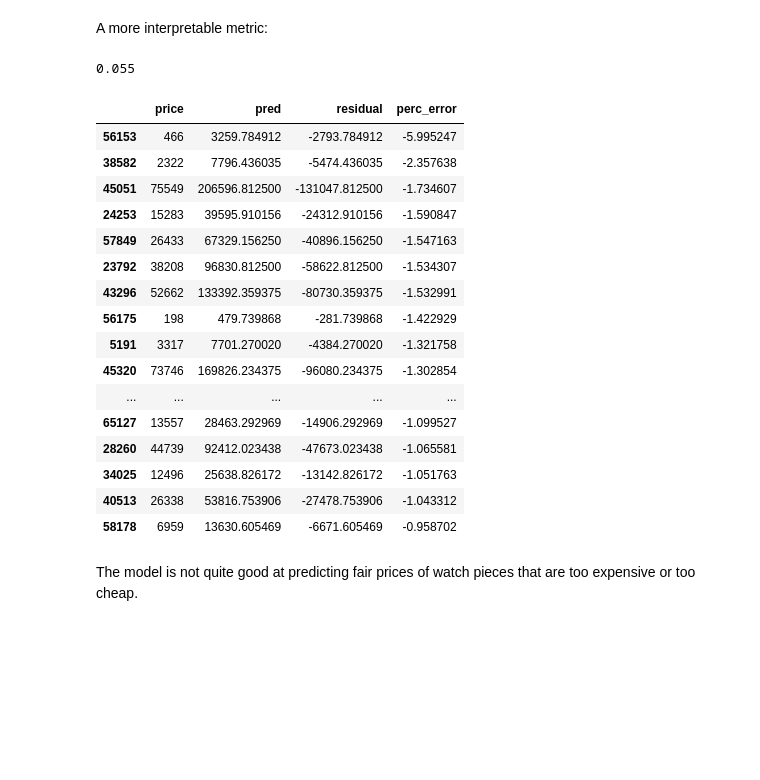
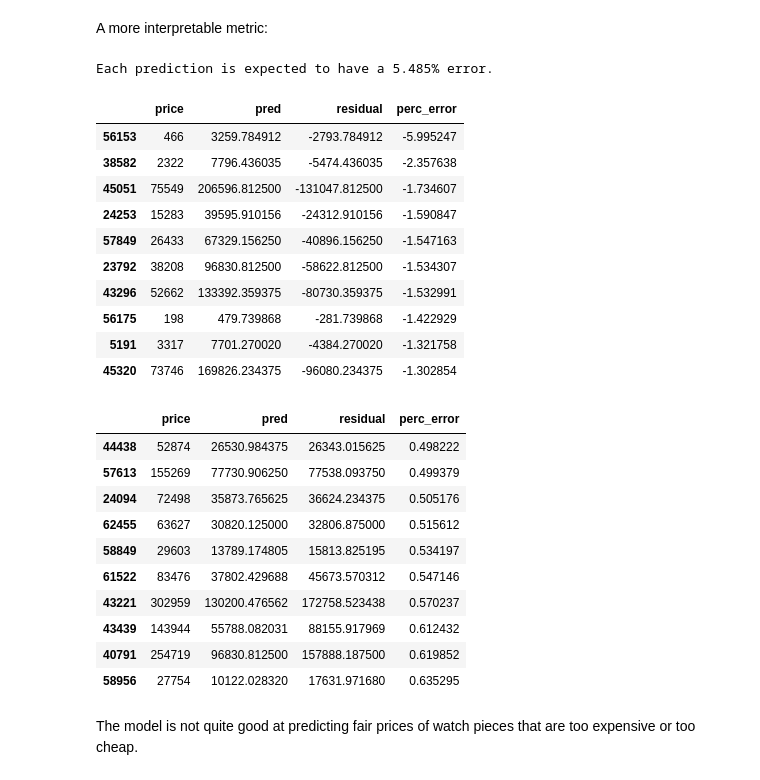
Before and after one commit to fohy24/Rolex-fair-price-predictor, a Jupyter notebook: Rolex_price_prediction.ipynb, the cells around one changed output. Drawn from its saved outputs; the diff is of its cells as text; code cells hidden in the pictures; blank space fills up the shorter version.

```diff
--- a/Rolex_price_prediction.ipynb
+++ b/Rolex_price_prediction.ipynb
@@ -570,35 +610,39 @@ A more interpretable metric:
 # %%
 from sklearn.metrics import mean_absolute_percentage_error
 
-print(f'Each prediction is expected to have a
-      {(mean_absolute_percentage_error(y_train["price"], xgboost_opt.predict(X_train))*100):.3f}% error.')
+print(f'Each prediction is expected to have a {(mean_absolute_percentage_error(y_train["price"], xgboost_opt.predict(X_train))*100):.3f}% error.')
 
 prediction = y_train.copy()
 prediction['pred'] = xgboost_opt.predict(X_train)
 prediction['residual'] = prediction['price'] - prediction['pred']
 prediction['perc_error'] = prediction['residual'] / prediction['price']
 
 display(prediction.sort_values('perc_error').head(10))
 display(prediction.sort_values('perc_error').tail(10))
 # %% [output]
-0.055
+Each prediction is expected to have a 5.485% error.
 |  | price | pred | residual | perc_error |
 | 56153 | 466 | 3259.784912 | -2793.784912 | -5.995247 |
 | 38582 | 2322 | 7796.436035 | -5474.436035 | -2.357638 |
 | 45051 | 75549 | 206596.812500 | -131047.812500 | -1.734607 |
 | 24253 | 15283 | 39595.910156 | -24312.910156 | -1.590847 |
 | 57849 | 26433 | 67329.156250 | -40896.156250 | -1.547163 |
 | 23792 | 38208 | 96830.812500 | -58622.812500 | -1.534307 |
 | 43296 | 52662 | 133392.359375 | -80730.359375 | -1.532991 |
 | 56175 | 198 | 479.739868 | -281.739868 | -1.422929 |
 | 5191 | 3317 | 7701.270020 | -4384.270020 | -1.321758 |
 | 45320 | 73746 | 169826.234375 | -96080.234375 | -1.302854 |
-| ... | ... | ... | ... | ... |
-| 65127 | 13557 | 28463.292969 | -14906.292969 | -1.099527 |
-| 28260 | 44739 | 92412.023438 | -47673.023438 | -1.065581 |
-| 34025 | 12496 | 25638.826172 | -13142.826172 | -1.051763 |
-| 40513 | 26338 | 53816.753906 | -27478.753906 | -1.043312 |
-| 58178 | 6959 | 13630.605469 | -6671.605469 | -0.958702 |
+|  | price | pred | residual | perc_error |
+| 44438 | 52874 | 26530.984375 | 26343.015625 | 0.498222 |
+| 57613 | 155269 | 77730.906250 | 77538.093750 | 0.499379 |
+| 24094 | 72498 | 35873.765625 | 36624.234375 | 0.505176 |
+| 62455 | 63627 | 30820.125000 | 32806.875000 | 0.515612 |
+| 58849 | 29603 | 13789.174805 | 15813.825195 | 0.534197 |
+| 61522 | 83476 | 37802.429688 | 45673.570312 | 0.547146 |
+| 43221 | 302959 | 130200.476562 | 172758.523438 | 0.570237 |
+| 43439 | 143944 | 55788.082031 | 88155.917969 | 0.612432 |
+| 40791 | 254719 | 96830.812500 | 157888.187500 | 0.619852 |
+| 58956 | 27754 | 10122.028320 | 17631.971680 | 0.635295 |
 # %% [markdown]
 The model is not quite good at predicting fair prices of watch pieces that are too expensive or too cheap.
 # %%
```
Also changed, not shown: parts of 13 cells of this notebook.
